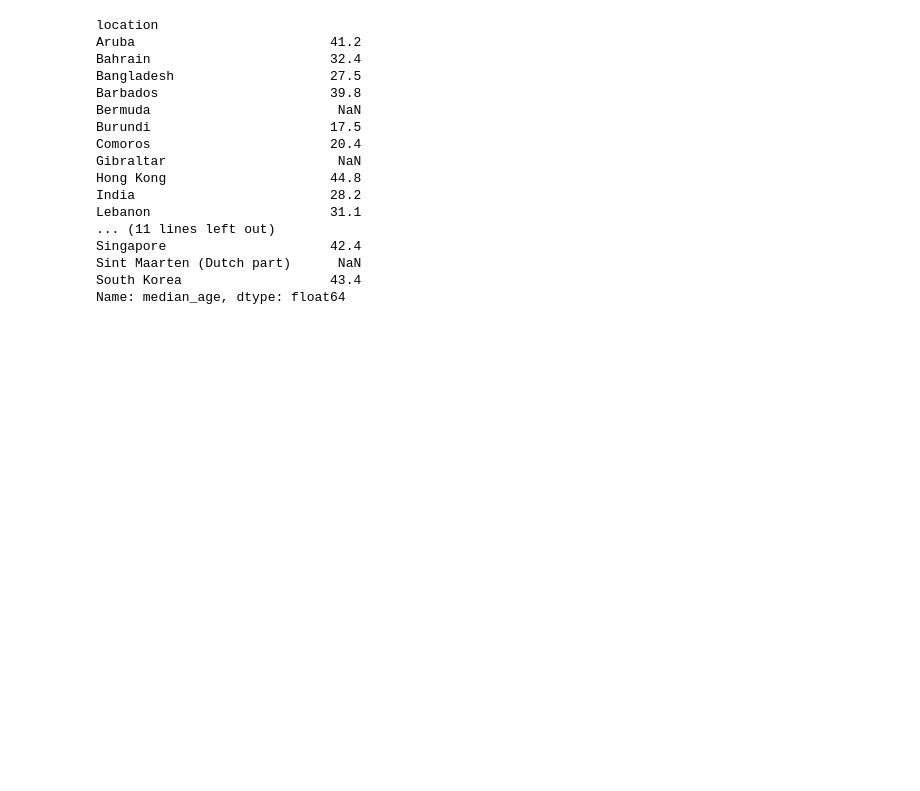
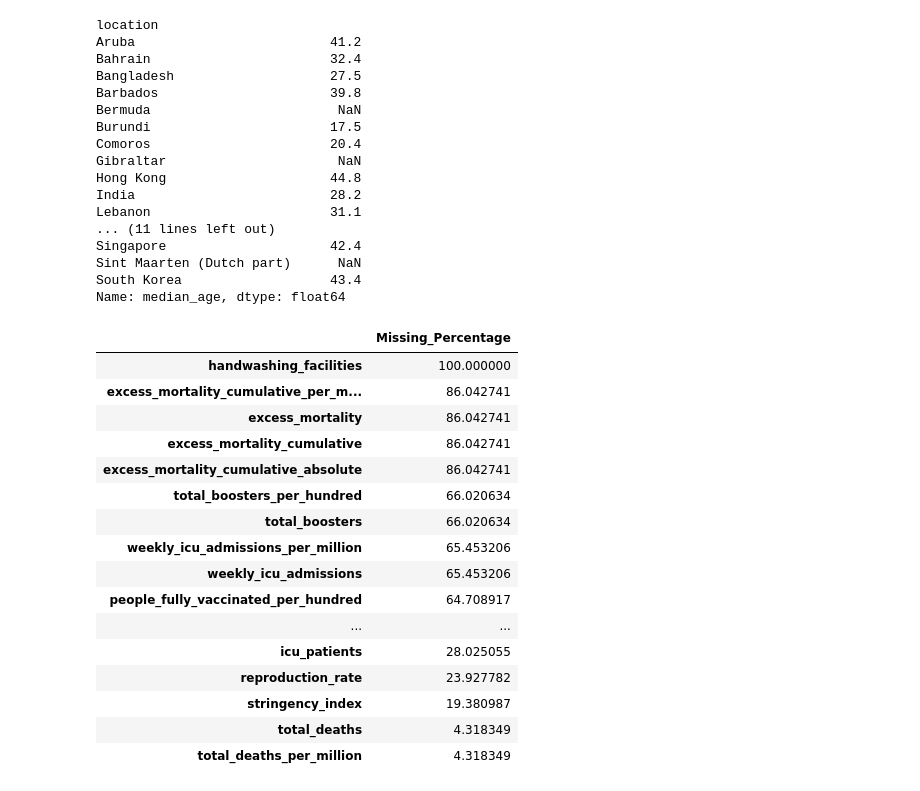
Before and after one commit to FYEH779/Stat-390-Project, a Jupyter notebook: DataPreparation.ipynb, the cells around one changed output. Drawn from its saved outputs; the diff is of its cells as text; code cells hidden in the pictures; blank space fills up the shorter version.

```diff
--- a/DataPreparation.ipynb
+++ b/DataPreparation.ipynb
@@ -277,3 +263,33 @@ Singapore                     42.4
 Sint Maarten (Dutch part)      NaN
 South Korea                   43.4
 Name: median_age, dtype: float64
+# %%
+country_list = ['ESP', 'PRT', 'DEU', 'FRA', 'BEL', 'NLD', 'AUT', 'CHE', 'ITA', 'HUN']
+eu_data = data[data['iso_code'].isin(country_list)]
+
+## eu_data.head()
+
+missing_data = eu_data.isna().sum()
+missing_percentage = (missing_data / len(eu_data)) * 100
+
+missing_perc_df = pd.DataFrame(missing_percentage, columns=['Missing_Percentage'])
+top_missing_eu = missing_perc_df.sort_values(by = 'Missing_Percentage', ascending = False)
+top_missing_eu.head(40)
+# %% [output]
+|  | Missing_Percentage |
+| handwashing_facilities | 100.000000 |
+| excess_mortality_cumulative_per_m... | 86.042741 |
+| excess_mortality | 86.042741 |
+| excess_mortality_cumulative | 86.042741 |
+| excess_mortality_cumulative_absolute | 86.042741 |
+| total_boosters_per_hundred | 66.020634 |
+| total_boosters | 66.020634 |
+| weekly_icu_admissions_per_million | 65.453206 |
+| weekly_icu_admissions | 65.453206 |
+| people_fully_vaccinated_per_hundred | 64.708917 |
+| ... | ... |
+| icu_patients | 28.025055 |
+| reproduction_rate | 23.927782 |
+| stringency_index | 19.380987 |
+| total_deaths | 4.318349 |
+| total_deaths_per_million | 4.318349 |
```
Also changed, not shown: parts of 6 cells of this notebook.
